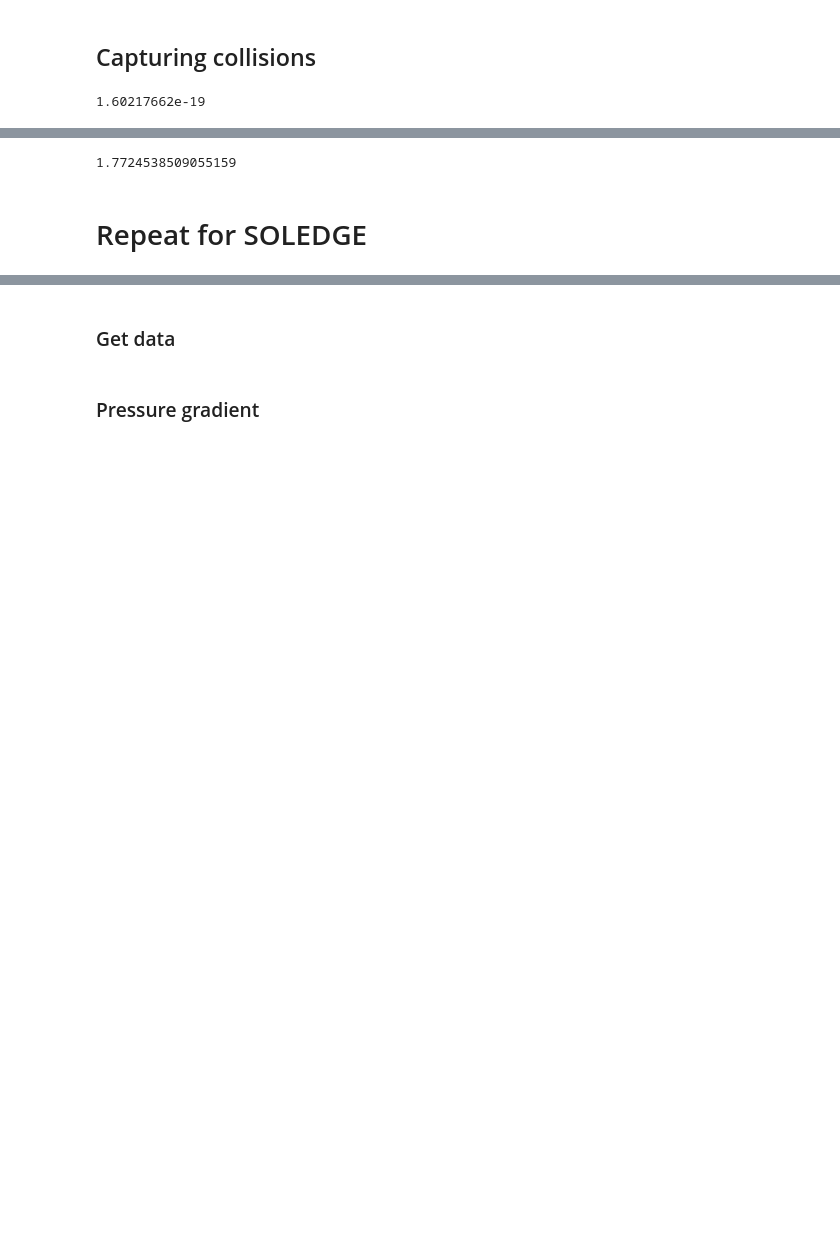
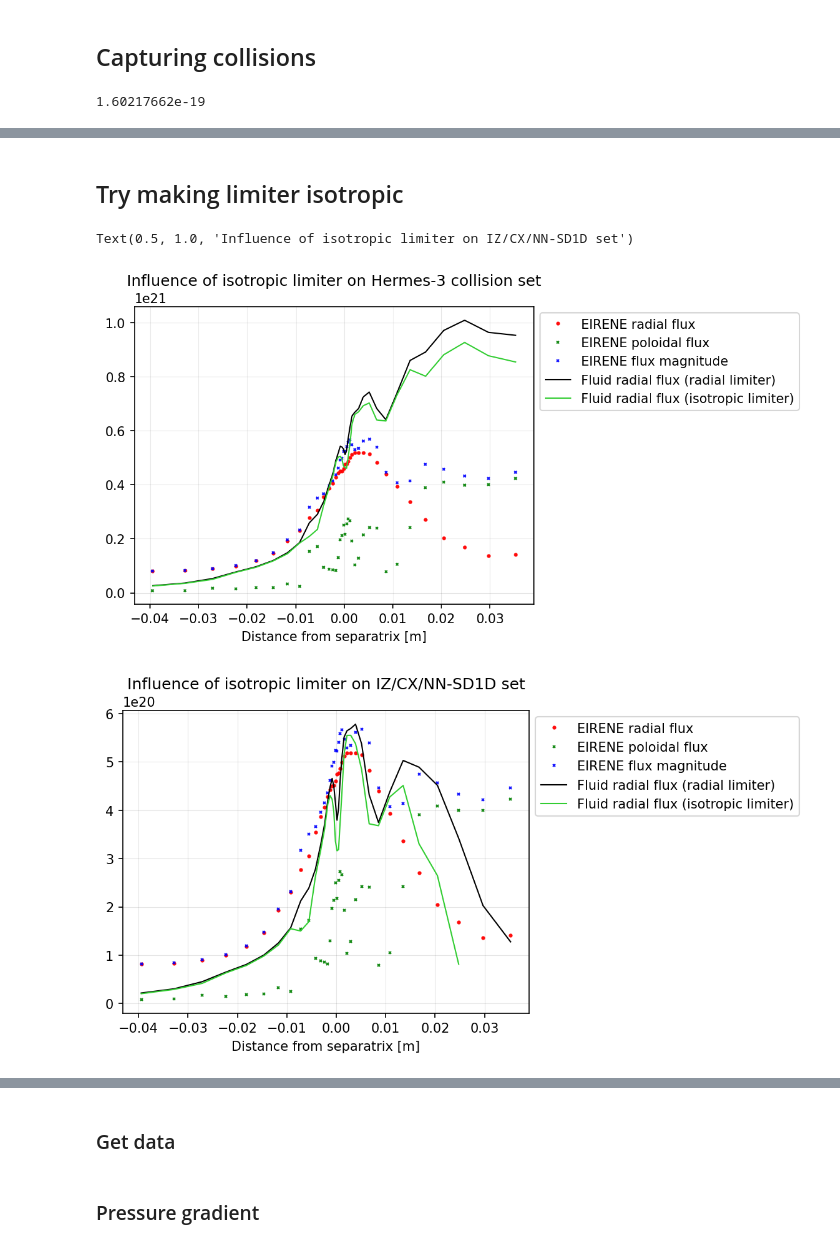
Before and after one commit to mikekryjak/notebooks, a Jupyter notebook: hermes3-solps-soledge/postprocessing/2023-08-07_Dn_study.ipynb, the cells around one changed output, grey strips where cells are left out. Drawn from its saved outputs; the diff is of its cells as text; code cells hidden in the pictures; blank space fills up the shorter version.

```diff
--- a/hermes3-solps-soledge/postprocessing/2023-08-07_Dn_study.ipynb
+++ b/hermes3-solps-soledge/postprocessing/2023-08-07_Dn_study.ipynb
@@ -536,7 +465,56 @@ NameError: name 'constants' is not defined
-# %%
-import numpy as np
-np.sqrt(np.pi)
-# %% [output]
-1.7724538509055159
-# %% [markdown]
-# Repeat for SOLEDGE
+# %% [markdown]
+## Try making limiter isotropic
+# %%
+fluxr = sdata["rfluxa3da"].iloc[1:-1]
+fluxp = sdata["pfluxa3da"].iloc[1:-1]
+fluxm = np.sqrt(fluxr**2 + fluxp**2)
+
+# Flux limiter
+gamma = 1
+alpha = 1
+flim = Na * 1/4 * np.sqrt( (8*Ta * constants("q_e")) / (np.pi * constants("mass_p")*2) )
+flim_ion = Na * 1/4 * np.sqrt( (8*Ti * constants("q_e")) / (np.pi * constants("mass_p")*2) )
+def limiter(flux, gamma, alpha):
+    return flux * (1+ (flux / (alpha*flim))**gamma)**(-1/gamma)
+
+def isolimiter(flux, gamma, alpha):
+    flux_mag = np.sqrt(flux**2 + fluxp**2)
+    flux_mag_lim = flux_mag * (1+ (flux_mag / (alpha*flim))**gamma)**(-1/gamma)
+    flux_rad_lim = np.sqrt(flux_mag_lim**2 - fluxp**2)
+    return flux_rad_lim
+
+lw = 0; ms = 2; alpha = 0.9
+scale = 0.7
+fig, ax = plt.subplots(figsize=(8*scale,6*scale), dpi = 150)
+ax.plot(dist, fluxr, color = "red", label = "EIRENE radial flux", lw = lw, alpha = alpha, marker = "o", markersize = ms)
+ax.plot(dist, fluxp, color = "green", label = "EIRENE poloidal flux", lw = lw, alpha = alpha, marker = "x", markersize = ms)
+ax.plot(dist, fluxm, color = "blue", label = "EIRENE flux magnitude", lw = lw, alpha = alpha, marker = "x", markersize = ms)
+# ax.plot(dist, flim, color = "grey", ls = "-", label = "Flux limit", lw = 3, alpha = 0.4)
+ax.plot(dist, limiter(flux_sDn_hermes, 1,1), color = "black", label = "Fluid radial flux (radial limiter)", lw = 1)
+ax.plot(dist, isolimiter(flux_sDn_hermes, 1,1), color = "limegreen", label = "Fluid radial flux (isotropic limiter)", lw = 1)
+# ax.plot(dist, limiter(3,1), color = "firebrick", label = "gamma3, alpha1", lw = 1)
+# ax.plot(dist, limiter(1,0.5), color = "darkorange", label = "gamma2, alpha1", lw = 1)
+ax.legend(loc="upper left", bbox_to_anchor=(1,1))
+# ax.set_yscale("log")
+ax.grid(which="both", c = "k", alpha = 0.1, lw = 0.5)
+ax.set_xlabel("Distance from separatrix [m]")
+ax.set_title("Influence of isotropic limiter on Hermes-3 collision set")
+
+fig, ax = plt.subplots(figsize=(8*scale,6*scale), dpi = 150)
+ax.plot(dist, fluxr, color = "red", label = "EIRENE radial flux", lw = lw, alpha = alpha, marker = "o", markersize = ms)
+ax.plot(dist, fluxp, color = "green", label = "EIRENE poloidal flux", lw = lw, alpha = alpha, marker = "x", markersize = ms)
+ax.plot(dist, fluxm, color = "blue", label = "EIRENE flux magnitude", lw = lw, alpha = alpha, marker = "x", markersize = ms)
+# ax.plot(dist, flim, color = "grey", ls = "-", label = "Flux limit", lw = 3, alpha = 0.4)
+ax.plot(dist, limiter(flux_sDn_izcxnn, 1,1), color = "black", label = "Fluid radial flux (radial limiter)", lw = 1)
+ax.plot(dist, isolimiter(flux_sDn_izcxnn, 1,1), color = "limegreen", label = "Fluid radial flux (isotropic limiter)", lw = 1)
+# ax.plot(dist, limiter(3,1), color = "firebrick", label = "gamma3, alpha1", lw = 1)
+# ax.plot(dist, limiter(1,0.5), color = "darkorange", label = "gamma2, alpha1", lw = 1)
+ax.legend(loc="upper left", bbox_to_anchor=(1,1))
+# ax.set_yscale("log")
+ax.grid(which="both", c = "k", alpha = 0.1, lw = 0.5)
+ax.set_xlabel("Distance from separatrix [m]")
+ax.set_title("Influence of isotropic limiter on IZ/CX/NN-SD1D set")
+# %% [output]
+Text(0.5, 1.0, 'Influence of isotropic limiter on IZ/CX/NN-SD1D set')
+[figure, added]
+[figure, added]
```
Also changed, not shown: parts of 26 cells of this notebook, 7 other files.
